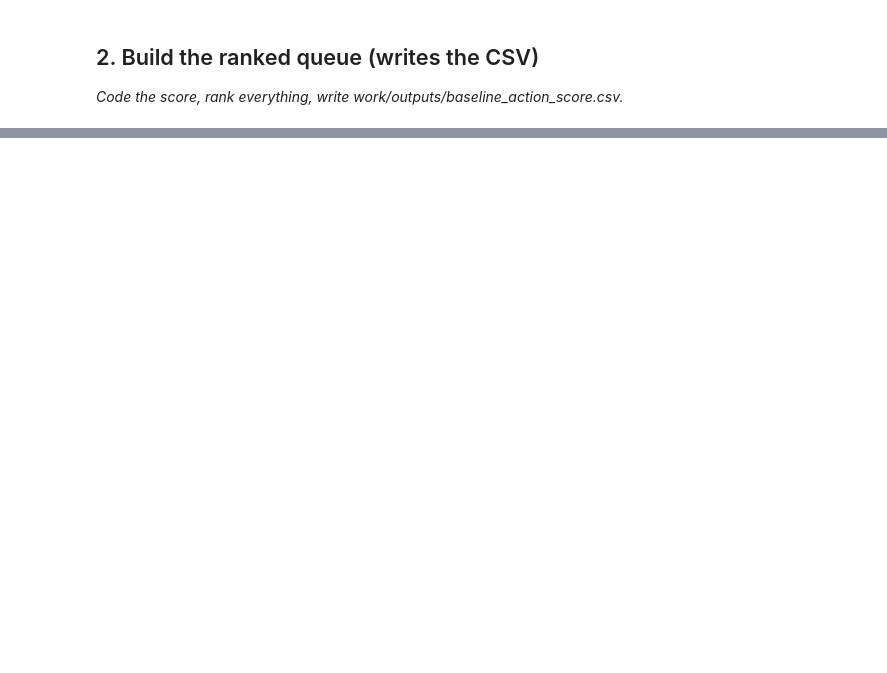
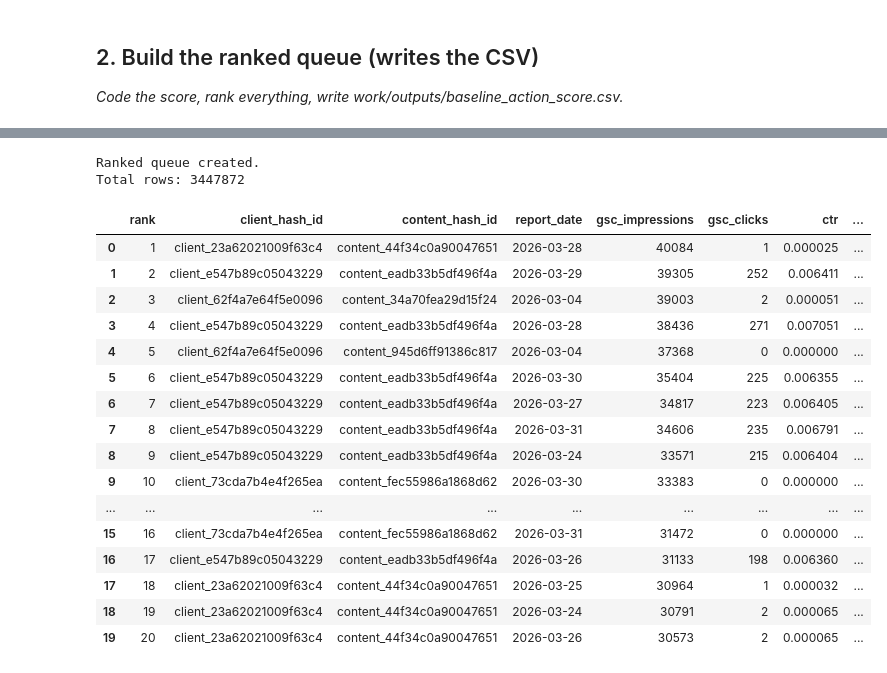
Before and after one commit to sudais2211/flyrank-ml-internship, a Jupyter notebook: work/notebooks/w04_baseline_score.ipynb, the cells around one changed output, grey strips where cells are left out. Drawn from its saved outputs; the diff is of its cells as text; code cells hidden in the pictures; blank space fills up the shorter version.

```diff
--- a/work/notebooks/w04_baseline_score.ipynb
+++ b/work/notebooks/w04_baseline_score.ipynb
@@ -46,0 +566,61 @@ Before you submit, confirm each line honestly:
+# %%
+# ============================================================
+# CREATE RANKED QUEUE
+# ============================================================
+
+# Sort by baseline score
+queue = df.sort_values(
+    "action_score",
+    ascending=False
+).reset_index(drop=True)
+
+# Add rank
+queue["rank"] = np.arange(
+    1,
+    len(queue) + 1
+)
+
+# Select final columns
+queue = queue[
+    [
+        "rank",
+        "client_hash_id",
+        "content_hash_id",
+        "report_date",
+        "gsc_impressions",
+        "gsc_clicks",
+        "ctr",
+        "gsc_avg_position",
+        "expected_ctr",
+        "ctr_gap",
+        "ctr_gap_pct",
+        "action_score",
+        "reason_code",
+        "action"
+    ]
+].copy()
+
+print("Ranked queue created.")
+print("Total rows:", len(queue))
+
+display(queue.head(20))
+# %% [output]
+Ranked queue created.
+Total rows: 3447872
+|  | rank | client_hash_id | content_hash_id | report_date | gsc_impressions | gsc_clicks | ctr | ... |
+| 0 | 1 | client_23a62021009f63c4 | content_44f34c0a90047651 | 2026-03-28 | 40084 | 1 | 0.000025 | ... |
+| 1 | 2 | client_e547b89c05043229 | content_eadb33b5df496f4a | 2026-03-29 | 39305 | 252 | 0.006411 | ... |
+| 2 | 3 | client_62f4a7e64f5e0096 | content_34a70fea29d15f24 | 2026-03-04 | 39003 | 2 | 0.000051 | ... |
+| 3 | 4 | client_e547b89c05043229 | content_eadb33b5df496f4a | 2026-03-28 | 38436 | 271 | 0.007051 | ... |
+| 4 | 5 | client_62f4a7e64f5e0096 | content_945d6ff91386c817 | 2026-03-04 | 37368 | 0 | 0.000000 | ... |
+| 5 | 6 | client_e547b89c05043229 | content_eadb33b5df496f4a | 2026-03-30 | 35404 | 225 | 0.006355 | ... |
+| 6 | 7 | client_e547b89c05043229 | content_eadb33b5df496f4a | 2026-03-27 | 34817 | 223 | 0.006405 | ... |
+| 7 | 8 | client_e547b89c05043229 | content_eadb33b5df496f4a | 2026-03-31 | 34606 | 235 | 0.006791 | ... |
+| 8 | 9 | client_e547b89c05043229 | content_eadb33b5df496f4a | 2026-03-24 | 33571 | 215 | 0.006404 | ... |
+| 9 | 10 | client_73cda7b4e4f265ea | content_fec55986a1868d62 | 2026-03-30 | 33383 | 0 | 0.000000 | ... |
+| ... | ... | ... | ... | ... | ... | ... | ... | ... |
+| 15 | 16 | client_73cda7b4e4f265ea | content_fec55986a1868d62 | 2026-03-31 | 31472 | 0 | 0.000000 | ... |
+| 16 | 17 | client_e547b89c05043229 | content_eadb33b5df496f4a | 2026-03-26 | 31133 | 198 | 0.006360 | ... |
+| 17 | 18 | client_23a62021009f63c4 | content_44f34c0a90047651 | 2026-03-25 | 30964 | 1 | 0.000032 | ... |
+| 18 | 19 | client_23a62021009f63c4 | content_44f34c0a90047651 | 2026-03-24 | 30791 | 2 | 0.000065 | ... |
+| 19 | 20 | client_23a62021009f63c4 | content_44f34c0a90047651 | 2026-03-26 | 30573 | 2 | 0.000065 | ... |
```
Also changed, not shown: parts of 25 cells of this notebook.
